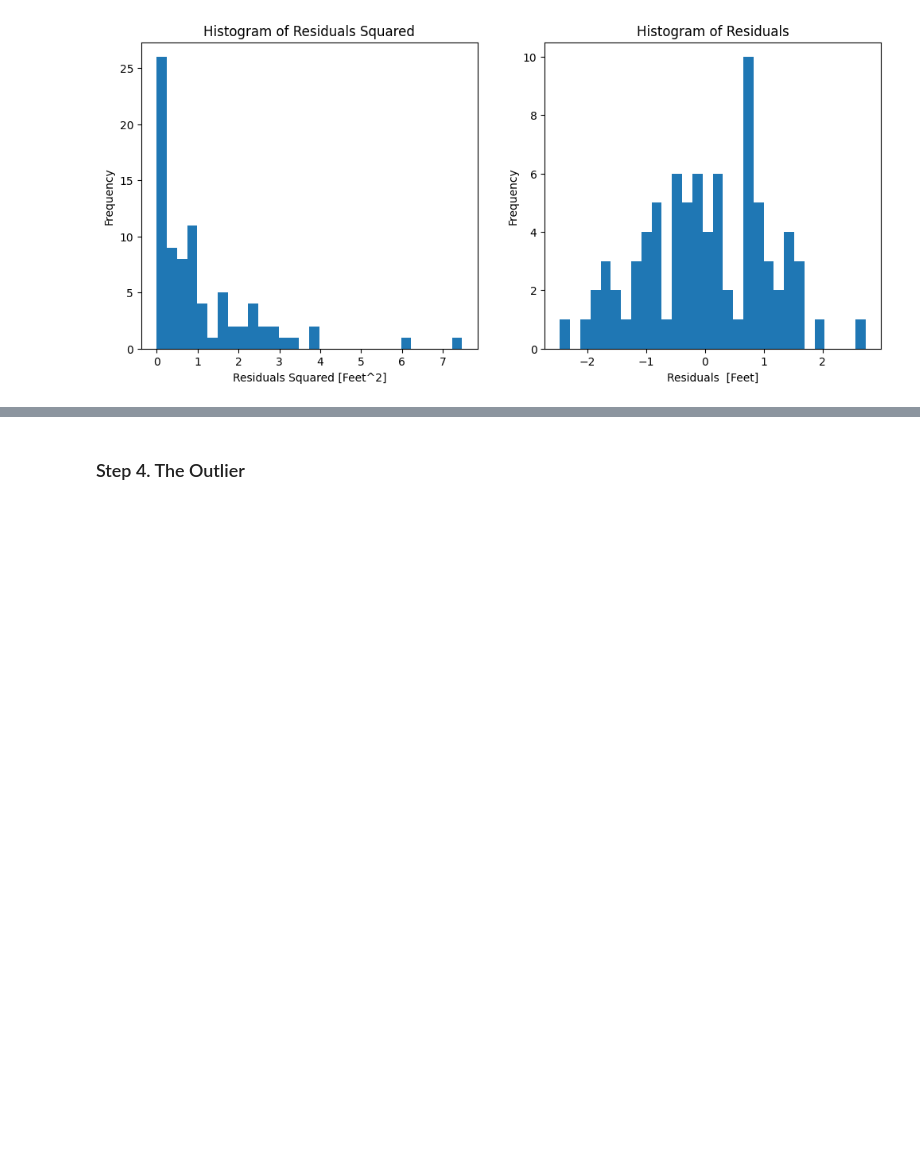
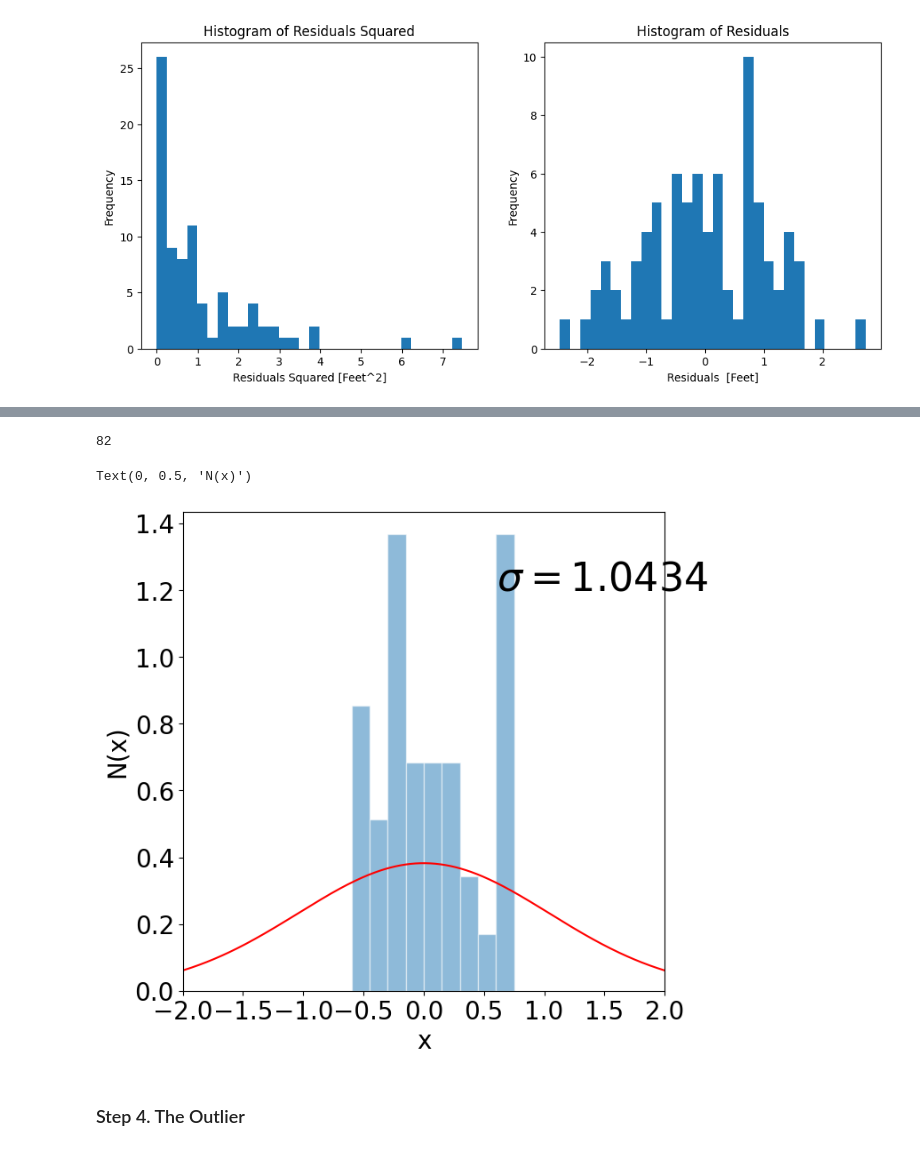
Before and after one commit to ZacharyJamesAdams/ASTR-19-Group-Project, a Jupyter notebook: main.ipynb, the cells around one changed output, grey strips where cells are left out. Drawn from its saved outputs; the diff is of its cells as text; code cells hidden in the pictures; blank space fills up the shorter version.

```diff
--- a/main.ipynb
+++ b/main.ipynb
@@ -179,20 +179,24 @@ Residuals std: 1.0433500312624855.
 # %%
 # mpl.rcParams['font.family'] = ('arial' ,'serif', 'F')
 f,ax = plt. subplots (1,1, figsize= (7,7))
 for tick in ax. xaxis.get_ticklabels():
     tick.set_fontsize(20)
 for tick in ax.yaxis.get_ticklabels():
     tick.set_fontsize(20)
 def gaussian (x, mean, std):
     return (1/(std * np.sqrt(2 * np.pi))) * np.exp(-0.5 * ((x - mean) / std) ** 2)
 print (len (residuals) )
 ax.hist(residuals,bins=10, range=(-0.75,0.75) ,alpha=0.5, edgecolor="white", density=True)
 x_g = np.linspace(-5*res_std, 5*res_std, 1000)
 ax.plot(x_g, gaussian(x_g, res_mean, res_std), color="red")
 ax.set_xlim([-2,2])
-ax.text(0.5,1.2,r' $\sigma = 0.25$', color='0', fontsize=32)
+ax.text(0.5,1.2,f' $\\sigma = {res_std:.4f}$', color='0', fontsize=32)
 ax.set_xlabel('x',fontsize=20)
 ax.set_ylabel('N(x)' ,fontsize=20)
+# %% [output]
+82
+Text(0, 0.5, 'N(x)')
+[figure, added]
 # %% [markdown]
 ### Step 4. The Outlier
 # %%
```
Also changed, not shown: parts of 3 cells of this notebook.
